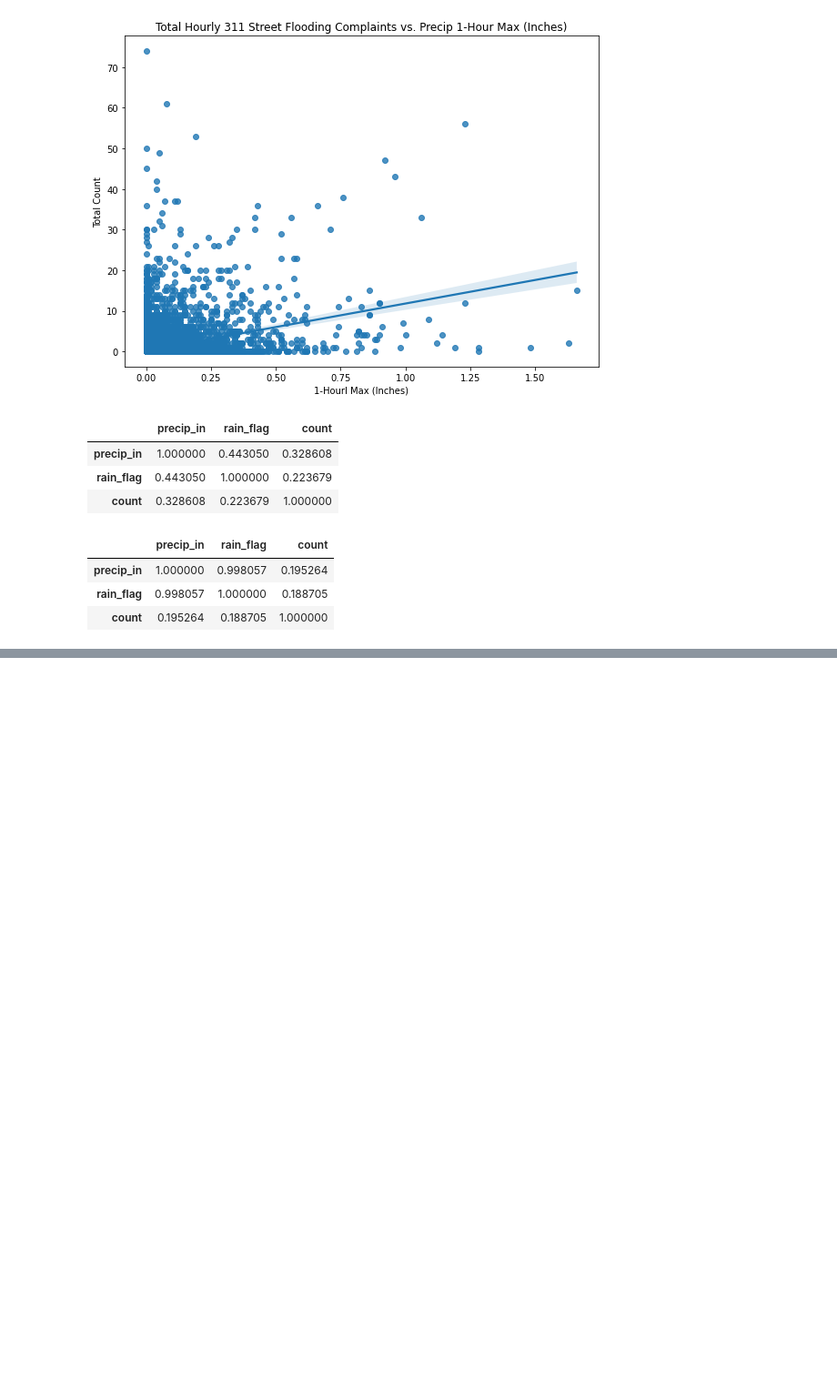
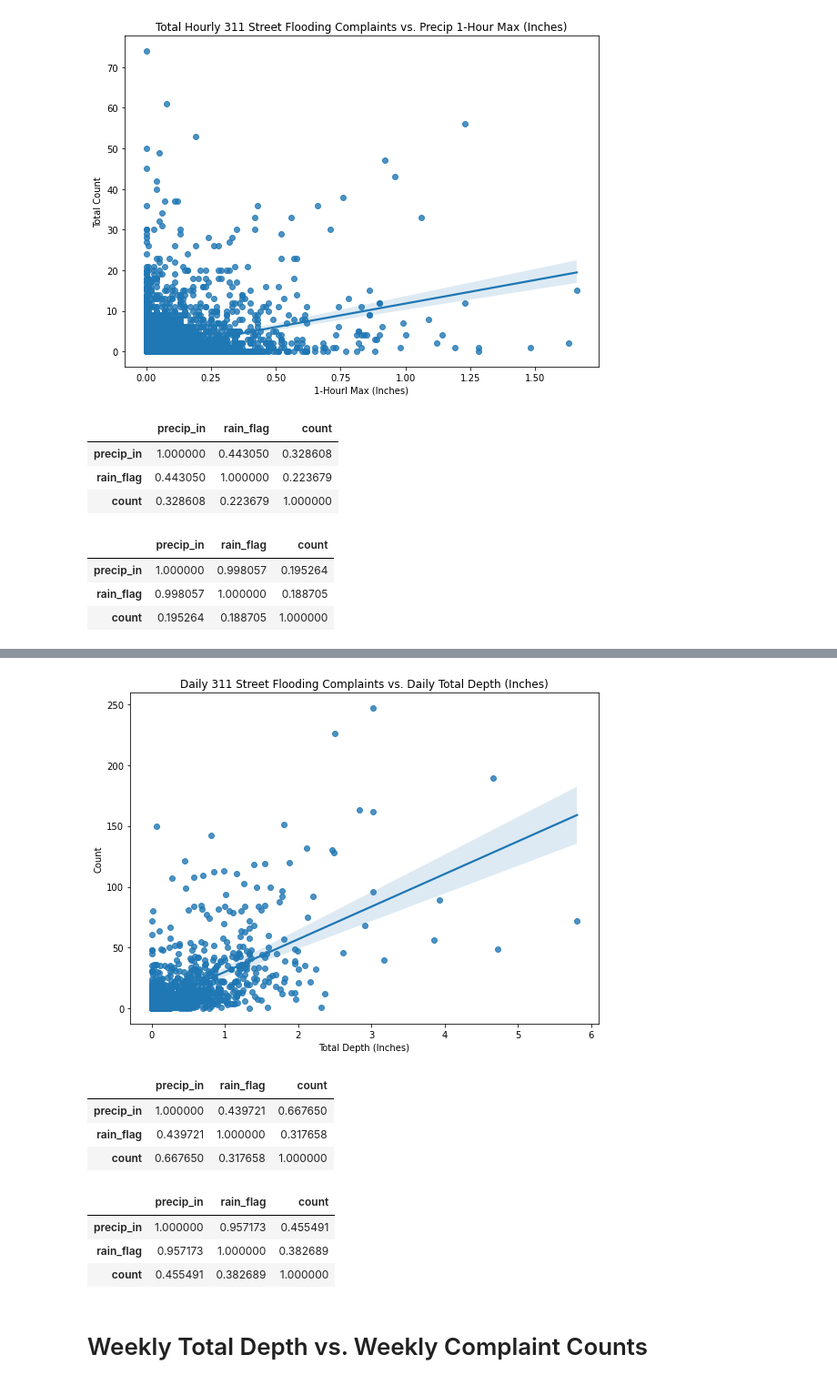
Before and after one commit to datalifenyc/nyc-street-flooding-analysis, a Jupyter notebook: analysis-book/nyc-precip-data.ipynb, the cells around one changed output, grey strips where cells are left out. Shown at 91% size. Saved outputs shown, nothing was run; the diff lists cells and outputs as text; code cells hidden in the pictures; blank space fills up the shorter version.

Commit message:
adding weekly analysis

```diff
--- a/analysis-book/nyc-precip-data.ipynb
+++ b/analysis-book/nyc-precip-data.ipynb
@@ -684,0 +614,28 @@ merged_df.corr(method='spearman')
+# %%
+fig, ax = plt.subplots(figsize=(8, 6))
+
+sns.regplot(data=merged_df, x="precip_in", y="count", ax=ax)
+
+plt.title('Daily 311 Street Flooding Complaints vs. Daily Total Depth (Inches)')
+plt.xlabel('Total Depth (Inches)')
+plt.ylabel('Count')
+
+plt.tight_layout()
+# %% [output]
+[figure, added]
+# %%
+merged_df.corr(method='pearson')
+# %% [output]
+|  | precip_in | rain_flag | count |
+| precip_in | 1.000000 | 0.439721 | 0.667650 |
+| rain_flag | 0.439721 | 1.000000 | 0.317658 |
+| count | 0.667650 | 0.317658 | 1.000000 |
+# %%
+merged_df.corr(method='spearman')
+# %% [output]
+|  | precip_in | rain_flag | count |
+| precip_in | 1.000000 | 0.957173 | 0.455491 |
+| rain_flag | 0.957173 | 1.000000 | 0.382689 |
+| count | 0.455491 | 0.382689 | 1.000000 |
+# %% [markdown]
+# Weekly Total Depth vs. Weekly Complaint Counts
```
Also changed, not shown: parts of 38 cells of this notebook.
